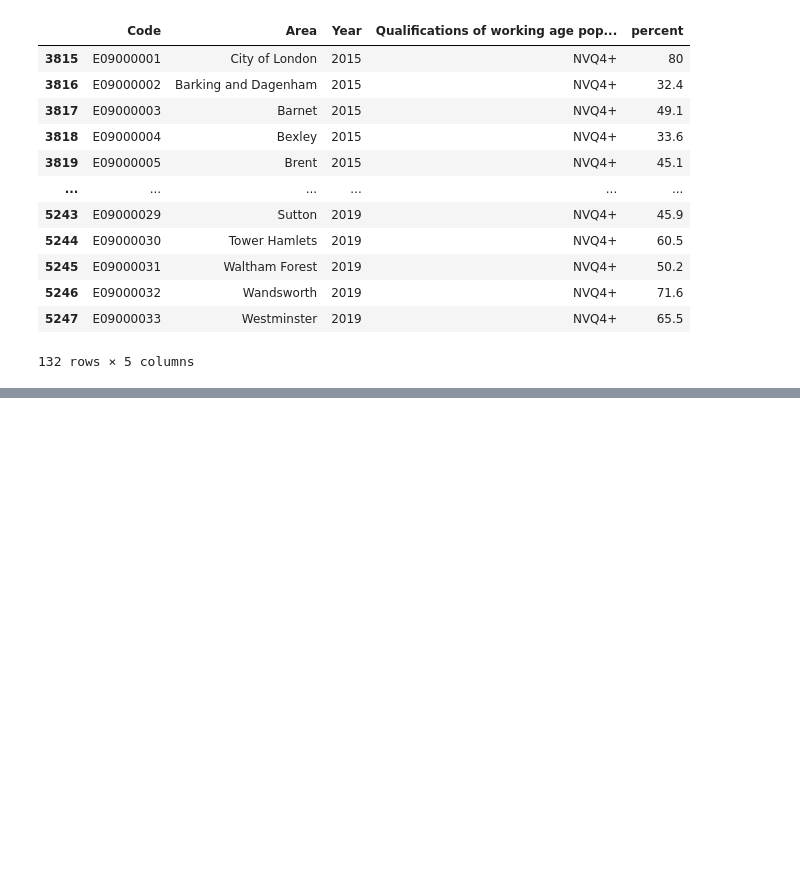
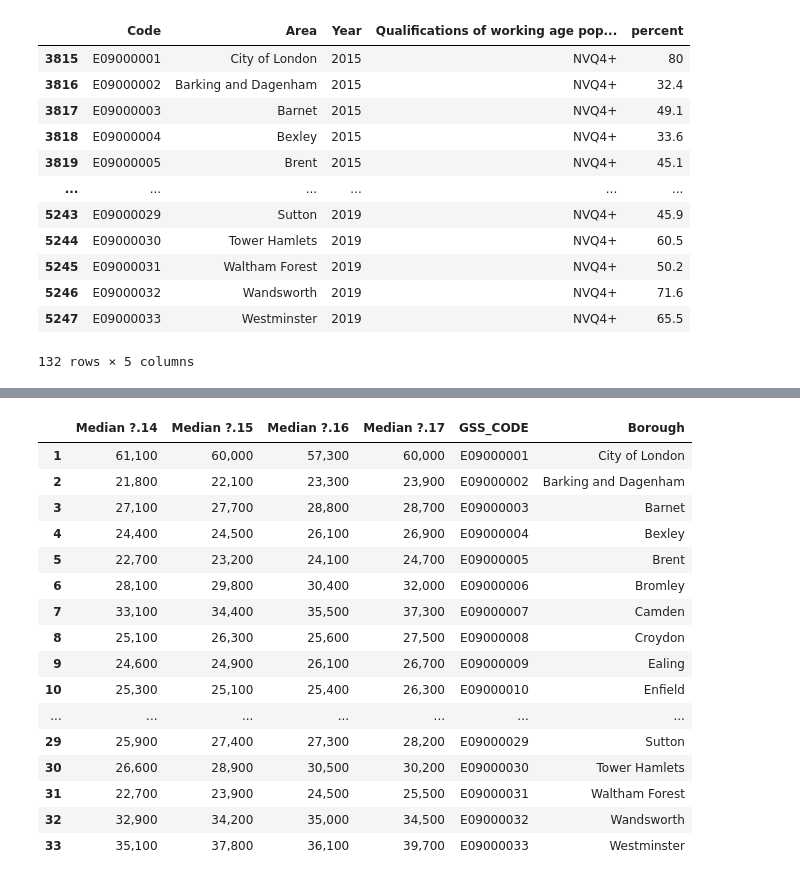
Before and after one commit to Jiawei997/i2p, a Jupyter notebook: Airbnb-listing.ipynb, the cells around one changed output, grey strips where cells are left out. Saved outputs shown, nothing was run; the diff lists cells and outputs as text; code cells hidden in the pictures; blank space fills up the shorter version.

```diff
--- a/Airbnb-listing.ipynb
+++ b/Airbnb-listing.ipynb
@@ -202,0 +248,5 @@ df_edu
+# %%
+df1_in=df_in.iloc[:,-12:]
+# %%
+df1_in['GSS_CODE']=df_in.Code
+df1_in['Borough']=df_in.Area
@@ -202,0 +281,5 @@ df_edu
+# %%
+df1_in.drop(['Number of Individuals.14', 'Mean ?.14',
+       'Number of Individuals.15', 'Mean ?.15',
+       'Number of Individuals.16', 'Mean ?.16',
+       'Number of Individuals.17', 'Mean ?.17'],axis=1, inplace=True)
@@ -202,0 +300,2 @@ df_edu
+# %%
+df1_in.drop(df1_in[df1_in.Borough.isna()].index.values,axis=0, inplace=True)
@@ -202,0 +316,22 @@ df_edu
+# %%
+search ='E09'
+E09=df1_in['GSS_CODE'].str.startswith(search)
+df1_in[E09]
+# %% [output]
+|  | Median ?.14 | Median ?.15 | Median ?.16 | Median ?.17 | GSS_CODE | Borough |
+| 1 | 61,100 | 60,000 | 57,300 | 60,000 | E09000001 | City of London |
+| 2 | 21,800 | 22,100 | 23,300 | 23,900 | E09000002 | Barking and Dagenham |
+| 3 | 27,100 | 27,700 | 28,800 | 28,700 | E09000003 | Barnet |
+| 4 | 24,400 | 24,500 | 26,100 | 26,900 | E09000004 | Bexley |
+| 5 | 22,700 | 23,200 | 24,100 | 24,700 | E09000005 | Brent |
+| 6 | 28,100 | 29,800 | 30,400 | 32,000 | E09000006 | Bromley |
+| 7 | 33,100 | 34,400 | 35,500 | 37,300 | E09000007 | Camden |
+| 8 | 25,100 | 26,300 | 25,600 | 27,500 | E09000008 | Croydon |
+| 9 | 24,600 | 24,900 | 26,100 | 26,700 | E09000009 | Ealing |
+| 10 | 25,300 | 25,100 | 25,400 | 26,300 | E09000010 | Enfield |
+| ... | ... | ... | ... | ... | ... | ... |
+| 29 | 25,900 | 27,400 | 27,300 | 28,200 | E09000029 | Sutton |
+| 30 | 26,600 | 28,900 | 30,500 | 30,200 | E09000030 | Tower Hamlets |
+| 31 | 22,700 | 23,900 | 24,500 | 25,500 | E09000031 | Waltham Forest |
+| 32 | 32,900 | 34,200 | 35,000 | 34,500 | E09000032 | Wandsworth |
+| 33 | 35,100 | 37,800 | 36,100 | 39,700 | E09000033 | Westminster |
```
Also changed, not shown: parts of 64 cells of this notebook.
